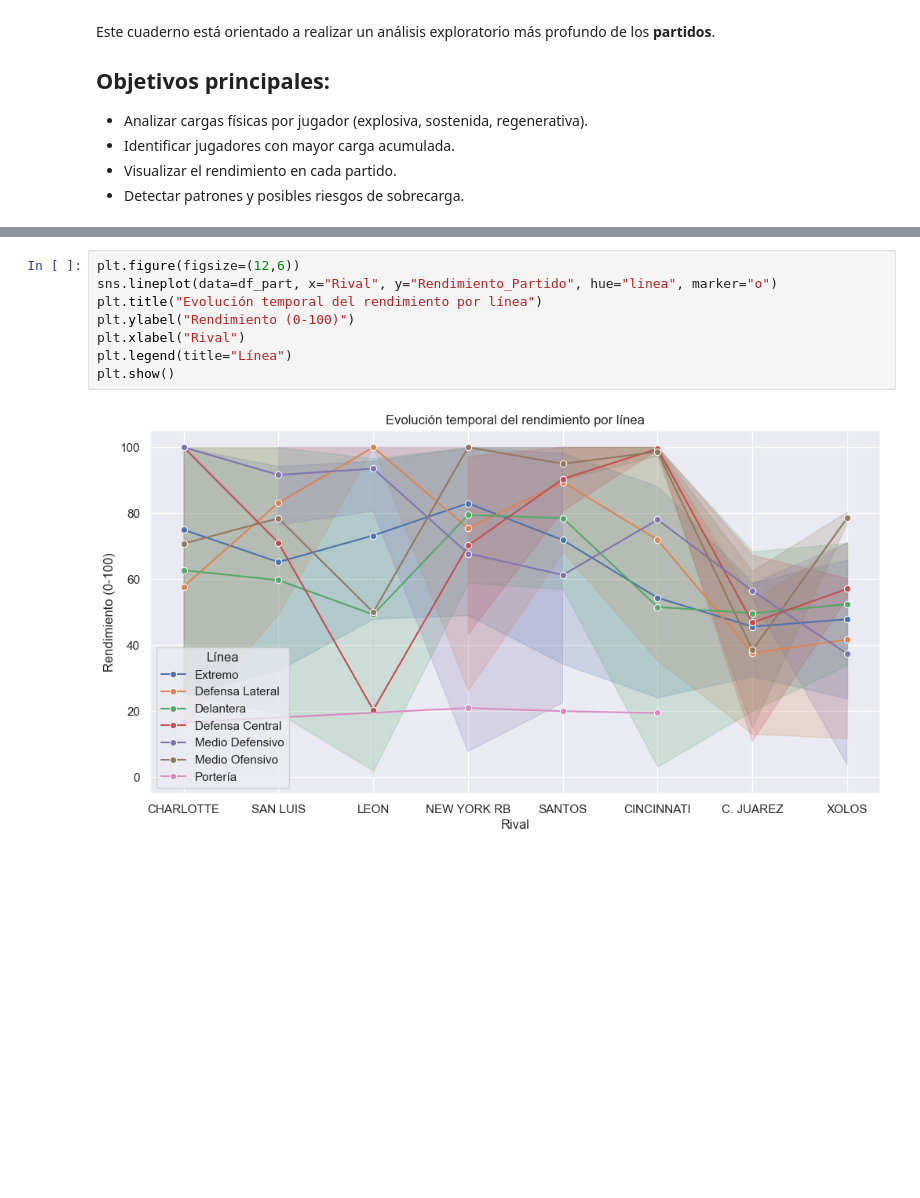
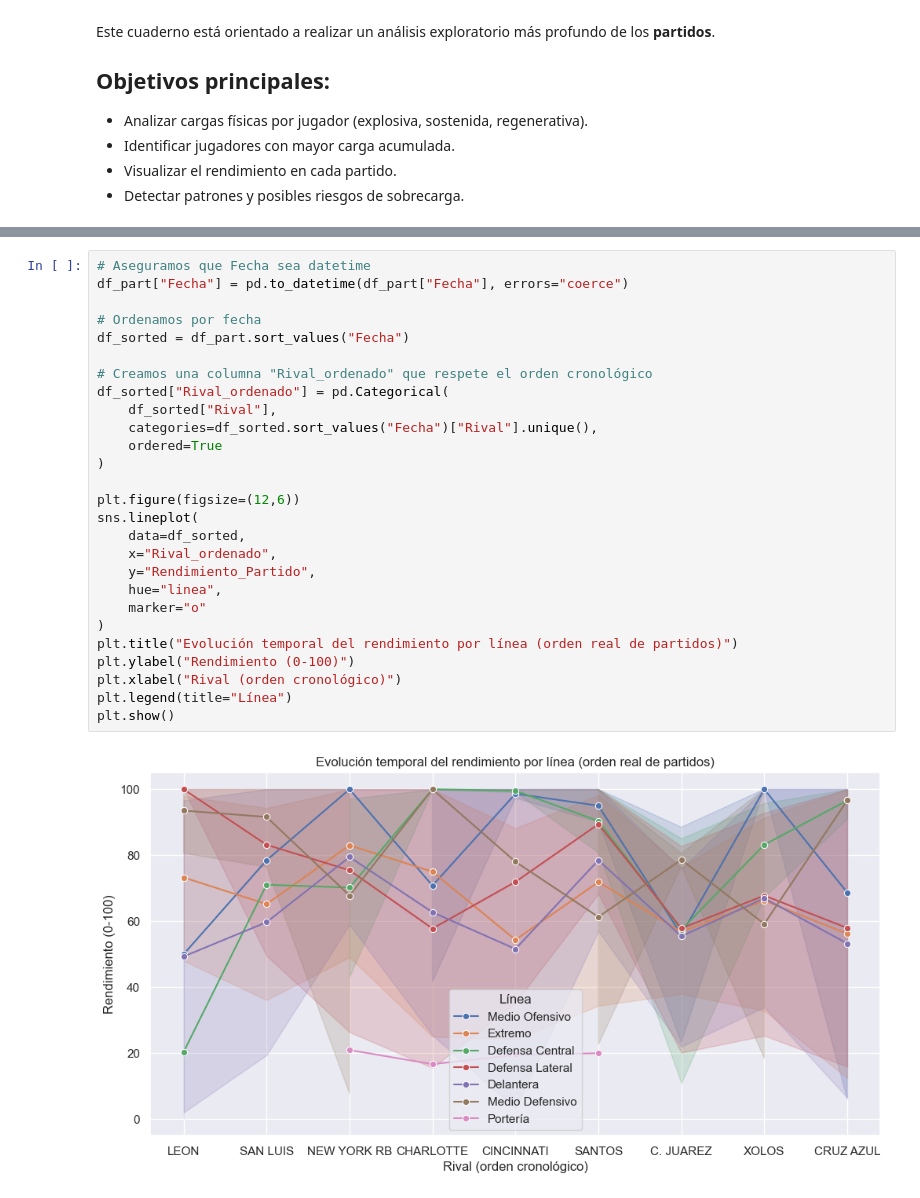
Before and after one commit to cuarty/chivas_ml, a Jupyter notebook: notebooks/analisis_partidos.ipynb, the cells around one changed output, grey strips where cells are left out. Drawn from its saved outputs; the diff is of its cells as text; blank space fills up the shorter version.

Commit message:
Finalización proceso de análisis de Partidos

```diff
--- a/notebooks/analisis_partidos.ipynb
+++ b/notebooks/analisis_partidos.ipynb
@@ -104,10 +110,29 @@ df_part
 # %%
+# Aseguramos que Fecha sea datetime
+df_part["Fecha"] = pd.to_datetime(df_part["Fecha"], errors="coerce")
+
+# Ordenamos por fecha
+df_sorted = df_part.sort_values("Fecha")
+
+# Creamos una columna "Rival_ordenado" que respete el orden cronológico
+df_sorted["Rival_ordenado"] = pd.Categorical(
+    df_sorted["Rival"],
+    categories=df_sorted.sort_values("Fecha")["Rival"].unique(),
+    ordered=True
+)
+
 plt.figure(figsize=(12,6))
-sns.lineplot(data=df_part, x="Rival", y="Rendimiento_Partido", hue="linea", marker="o")
-plt.title("Evolución temporal del rendimiento por línea")
+sns.lineplot(
+    data=df_sorted,
+    x="Rival_ordenado",
+    y="Rendimiento_Partido",
+    hue="linea",
+    marker="o"
+)
+plt.title("Evolución temporal del rendimiento por línea (orden real de partidos)")
 plt.ylabel("Rendimiento (0-100)")
-plt.xlabel("Rival")
+plt.xlabel("Rival (orden cronológico)")
 plt.legend(title="Línea")
 plt.show()
 # %% [output]
-[figure, old version]
+[figure, new version]
```
Also changed, not shown: parts of 35 cells of this notebook, 10 other files.
